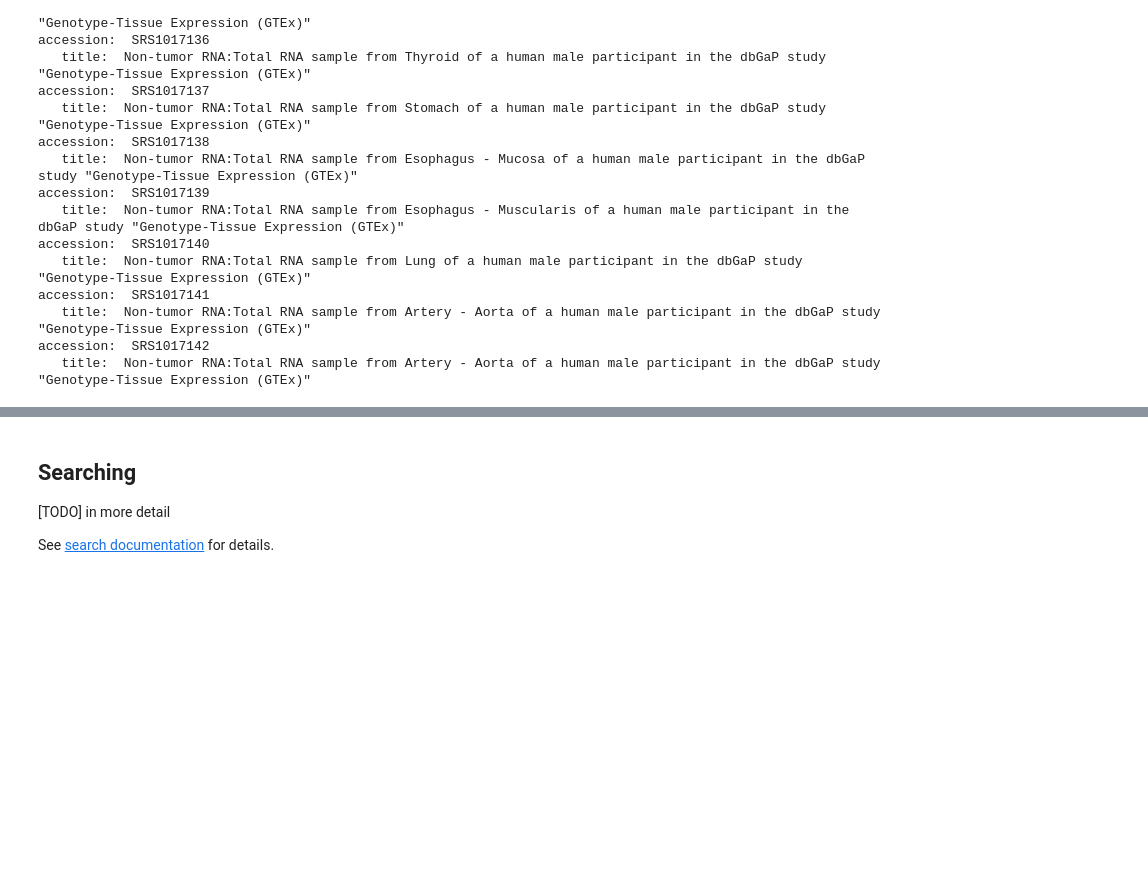
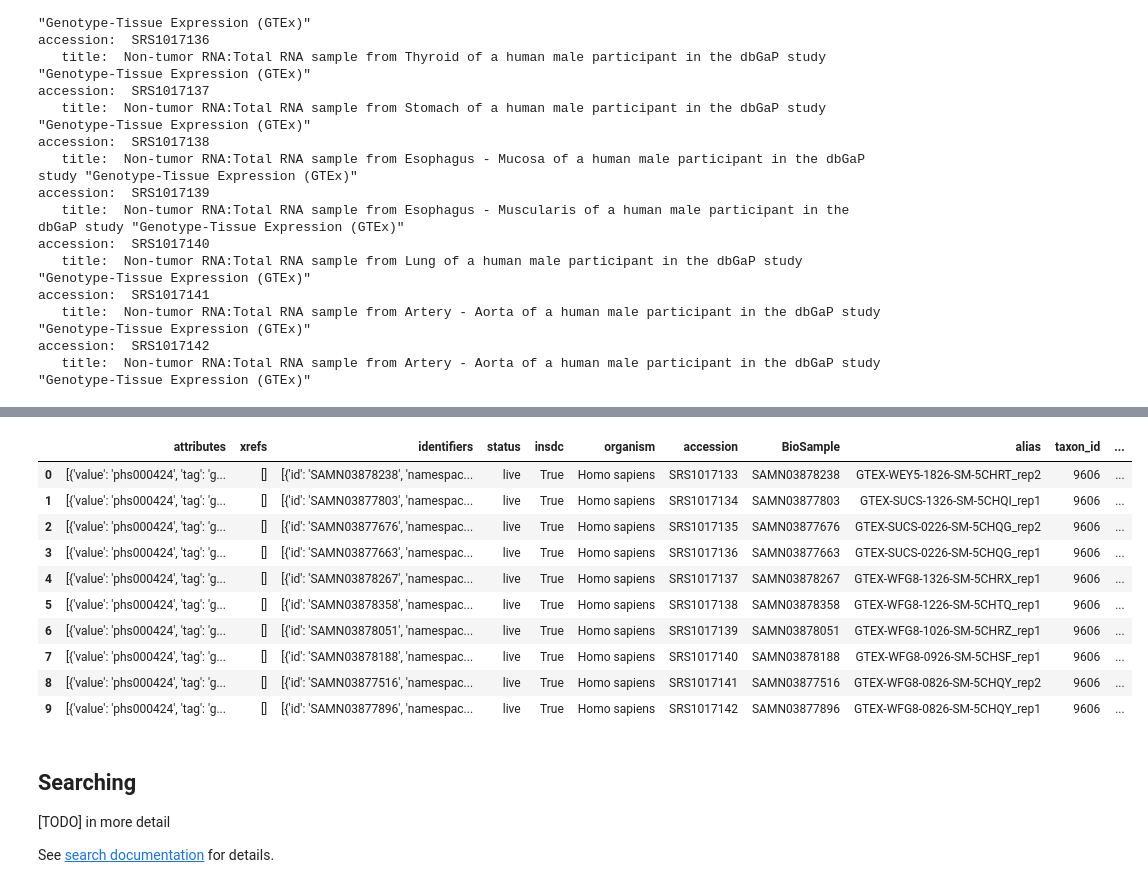
Before and after one commit to omicidx/omicidx_examples, a Jupyter notebook: rest-api/getting-started.ipynb, the cells around one changed output, grey strips where cells are left out. Drawn from its saved outputs; the diff is of its cells as text; code cells hidden in the pictures; blank space fills up the shorter version.

```diff
--- a/rest-api/getting-started.ipynb
+++ b/rest-api/getting-started.ipynb
@@ -200,3 +214,19 @@ accession:  SRS1017142
+# %%
+import pandas as pd
+sample_dataframe = pd.DataFrame.from_dict(first_ten_gtex_samples['hits'])
+sample_dataframe
+# %% [output]
+|  | attributes | xrefs | identifiers | status | insdc | organism | accession | BioSample | alias | taxon_id | ... |
+| 0 | [{'value': 'phs000424', 'tag': 'g... | [] | [{'id': 'SAMN03878238', 'namespac... | live | True | Homo sapiens | SRS1017133 | SAMN03878238 | GTEX-WEY5-1826-SM-5CHRT_rep2 | 9606 | ... |
+| 1 | [{'value': 'phs000424', 'tag': 'g... | [] | [{'id': 'SAMN03877803', 'namespac... | live | True | Homo sapiens | SRS1017134 | SAMN03877803 | GTEX-SUCS-1326-SM-5CHQI_rep1 | 9606 | ... |
+| 2 | [{'value': 'phs000424', 'tag': 'g... | [] | [{'id': 'SAMN03877676', 'namespac... | live | True | Homo sapiens | SRS1017135 | SAMN03877676 | GTEX-SUCS-0226-SM-5CHQG_rep2 | 9606 | ... |
+| 3 | [{'value': 'phs000424', 'tag': 'g... | [] | [{'id': 'SAMN03877663', 'namespac... | live | True | Homo sapiens | SRS1017136 | SAMN03877663 | GTEX-SUCS-0226-SM-5CHQG_rep1 | 9606 | ... |
+| 4 | [{'value': 'phs000424', 'tag': 'g... | [] | [{'id': 'SAMN03878267', 'namespac... | live | True | Homo sapiens | SRS1017137 | SAMN03878267 | GTEX-WFG8-1326-SM-5CHRX_rep1 | 9606 | ... |
+| 5 | [{'value': 'phs000424', 'tag': 'g... | [] | [{'id': 'SAMN03878358', 'namespac... | live | True | Homo sapiens | SRS1017138 | SAMN03878358 | GTEX-WFG8-1226-SM-5CHTQ_rep1 | 9606 | ... |
+| 6 | [{'value': 'phs000424', 'tag': 'g... | [] | [{'id': 'SAMN03878051', 'namespac... | live | True | Homo sapiens | SRS1017139 | SAMN03878051 | GTEX-WFG8-1026-SM-5CHRZ_rep1 | 9606 | ... |
+| 7 | [{'value': 'phs000424', 'tag': 'g... | [] | [{'id': 'SAMN03878188', 'namespac... | live | True | Homo sapiens | SRS1017140 | SAMN03878188 | GTEX-WFG8-0926-SM-5CHSF_rep1 | 9606 | ... |
+| 8 | [{'value': 'phs000424', 'tag': 'g... | [] | [{'id': 'SAMN03877516', 'namespac... | live | True | Homo sapiens | SRS1017141 | SAMN03877516 | GTEX-WFG8-0826-SM-5CHQY_rep2 | 9606 | ... |
+| 9 | [{'value': 'phs000424', 'tag': 'g... | [] | [{'id': 'SAMN03877896', 'namespac... | live | True | Homo sapiens | SRS1017142 | SAMN03877896 | GTEX-WFG8-0826-SM-5CHQY_rep1 | 9606 | ... |
 # %% [markdown]
 ## Searching
 
```
Also changed, not shown: parts of 4 cells of this notebook, 1 other file.
